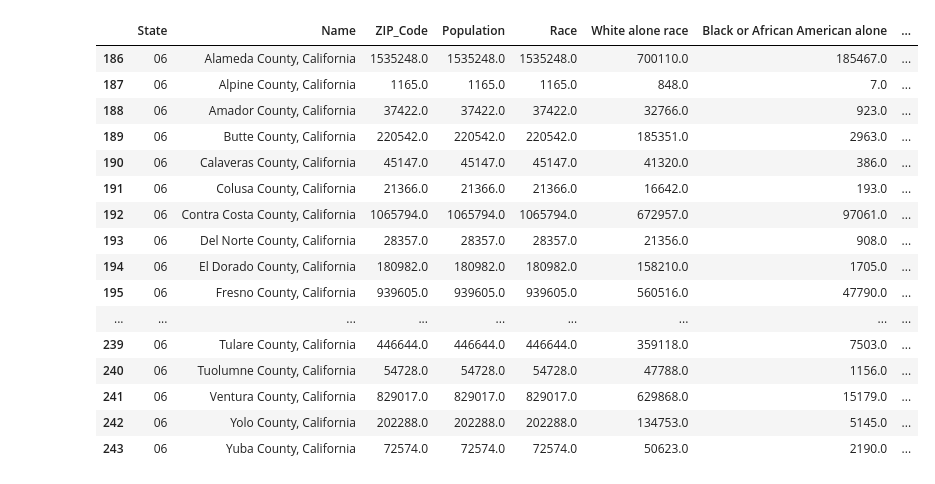
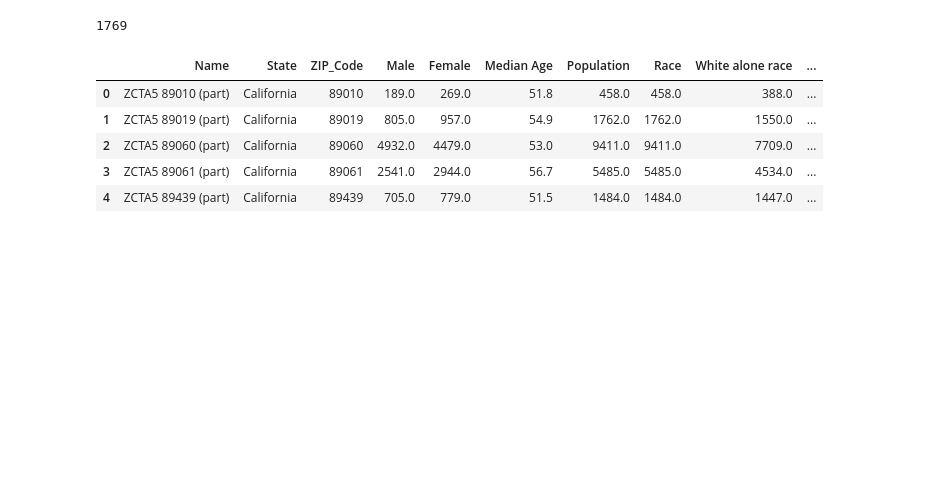
Before and after one commit to sheygarga/Project1Team6, a Jupyter notebook: Thomas_fire_sh_census.ipynb, the cells around one changed output. Drawn from its saved outputs; the diff is of its cells as text; code cells hidden in the pictures; blank space fills up the shorter version.

Commit message:
Thomas fire area census data

```diff
--- a/Thomas_fire_sh_census.ipynb
+++ b/Thomas_fire_sh_census.ipynb
@@ -29,0 +39,8 @@ api = tweepy.API(auth, parser=tweepy.parsers.JSONParser())
+# %%
+#zipcodes in California
+c2 = Census("d44db4874d058c161a39ede962f0da972e8fa00e", year=2010)
+Calif_zipc=pd.DataFrame(c2.sf1.state_zipcode(fields="NAME",state_fips='06',zcta='*'))
+Calif_zipc=Calif_zipc.rename(columns={"NAME":"Name","state":"State","zip code tabulation area":"ZIP_Code"})
+Calif_zipc["State"]="California"
+print(len(Calif_zipc))
+Calif_zipc.head()
@@ -30,66 +55,58 @@ api = tweepy.API(auth, parser=tweepy.parsers.JSONParser())
 # %%
-# Census API Key
-c = Census("85ac64b6b5a9c0901b00329d1ef41f0c53ccfc98", year=2013)
+# Census Search to retrieve data on all zip codes (2016 ACS5 Census)
+c = Census("d44db4874d058c161a39ede962f0da972e8fa00e", year=2016)
 
-# Run Census Search to retrieve data on all states
-# Note the addition of "B23025_005E" for unemployment count
-census_data = c.acs5.get(("NAME", "B01001_001E","B19013_001E","B02001_002E",
-                                      "B02001_003E",
-                                      "B02001_004E",
-                                      "B02001_005E",
-                                      "B02001_007E","B02001_001E", "B01003_001E", "B01002_001E",
-                          "B19301_001E",
-                          "B17001_002E",
-                          "B23025_005E"), {'for':  'county:*'})
+
+
+census_data = c.acs5.get(("NAME","B01003_001E","B01002_001E","B19301_001E","B17001_002E",
+                          "B23025_005E","B25034_001E","B25035_001E","B25077_001E","B02001_001E",
+                          "B02001_002E","B02001_003E","B02001_004E","B02001_005E", "B02001_007E",
+                          "B01001_002E","B01001_026E","B19013_001E"),
+                         {'for':'zip code tabulation area:*'}
+                        )
+
 
 # Convert to DataFrame
 census_pd = pd.DataFrame(census_data)
 
-# Column Reordering
-census_pd = census_pd.rename(columns={"B01003_001E": "Population",
+# Column Renaming and Reordering
+census_pd = census_pd.rename(columns={"zip code tabulation area":"ZIP_Code",
+                                      "B01003_001E": "Population",
                                       "B02001_001E": "Race",
                                       "B02001_002E": "White alone race",
                                       "B02001_003E": "Black or African American alone",
                                       "B02001_004E": "American Indian and Alaska Native alone",
                                       "B02001_005E": "Asian alone",
                                       "B02001_007E": "Some other race alone",
                                       "B01002_001E": "Median Age",
                                       "B19013_001E": "Household Income",
                                       "B19301_001E": "Per Capita Income",
                                       "B17001_002E": "Poverty Count",
                                       "B23025_005E": "Unemployment Count",
-                                      "NAME": "Name",
-                                      "B01001_001E":"ZIP_Code",
-                                      "state": "State",
-                                      "county": "county"})
+                                      "B01001_002E": "Male",
+                                      "B01001_026E":"Female",
+                                      "B25034_001E":"Total housing units",
+                                      "B25035_001E":"Median year structure built",
+                                      "B25077_001E": "Median Value ($) for Housing Units"
+                                      })
+
 
 # Add in Poverty Rate (Poverty Count / Population)
 census_pd["Poverty Rate"] = 100 * census_pd["Poverty Count"].astype(int) / census_pd["Population"].astype(int)
 
 # Add in Employment Rate (Employment Count / Population)
 census_pd["Unemployment Rate"] = 100 * census_pd["Unemployment Count"].astype(int) / census_pd["Population"].astype(int)
 
+
 # Final DataFrame
-census_pd = census_pd[["State", "Name", "ZIP_Code","Population", "Race","White alone race","Black or African American alone", "American Indian and Alaska Native alone","Asian alone","Some other race alone","Median Age", "Household Income",
-                       "Per Capita Income", "Poverty Count", "Poverty Rate", "Unemployment Rate"]]
-# census_pd=census_pd[[census_pd['State']=='06']]
-census_pd=census_pd[census_pd['State']=='06']
-census_pd.head(67)
+census_pd=pd.merge(Calif_zipc,census_pd,how='left',on=["ZIP_Code"])
+print(len(census_pd))
+census_pd.head()
 # %% [output]
+1769
-|  | State | Name | ZIP_Code | Population | Race | White alone race | Black or African American alone | ... |
-| 186 | 06 | Alameda County, California | 1535248.0 | 1535248.0 | 1535248.0 | 700110.0 | 185467.0 | ... |
-| 187 | 06 | Alpine County, California | 1165.0 | 1165.0 | 1165.0 | 848.0 | 7.0 | ... |
-| 188 | 06 | Amador County, California | 37422.0 | 37422.0 | 37422.0 | 32766.0 | 923.0 | ... |
-| 189 | 06 | Butte County, California | 220542.0 | 220542.0 | 220542.0 | 185351.0 | 2963.0 | ... |
-| 190 | 06 | Calaveras County, California | 45147.0 | 45147.0 | 45147.0 | 41320.0 | 386.0 | ... |
-| 191 | 06 | Colusa County, California | 21366.0 | 21366.0 | 21366.0 | 16642.0 | 193.0 | ... |
-| 192 | 06 | Contra Costa County, California | 1065794.0 | 1065794.0 | 1065794.0 | 672957.0 | 97061.0 | ... |
-| 193 | 06 | Del Norte County, California | 28357.0 | 28357.0 | 28357.0 | 21356.0 | 908.0 | ... |
-| 194 | 06 | El Dorado County, California | 180982.0 | 180982.0 | 180982.0 | 158210.0 | 1705.0 | ... |
-| 195 | 06 | Fresno County, California | 939605.0 | 939605.0 | 939605.0 | 560516.0 | 47790.0 | ... |
-| ... | ... | ... | ... | ... | ... | ... | ... | ... |
-| 239 | 06 | Tulare County, California | 446644.0 | 446644.0 | 446644.0 | 359118.0 | 7503.0 | ... |
-| 240 | 06 | Tuolumne County, California | 54728.0 | 54728.0 | 54728.0 | 47788.0 | 1156.0 | ... |
-| 241 | 06 | Ventura County, California | 829017.0 | 829017.0 | 829017.0 | 629868.0 | 15179.0 | ... |
-| 242 | 06 | Yolo County, California | 202288.0 | 202288.0 | 202288.0 | 134753.0 | 5145.0 | ... |
-| 243 | 06 | Yuba County, California | 72574.0 | 72574.0 | 72574.0 | 50623.0 | 2190.0 | ... |
+|  | Name | State | ZIP_Code | Male | Female | Median Age | Population | Race | White alone race | ... |
+| 0 | ZCTA5 89010 (part) | California | 89010 | 189.0 | 269.0 | 51.8 | 458.0 | 458.0 | 388.0 | ... |
+| 1 | ZCTA5 89019 (part) | California | 89019 | 805.0 | 957.0 | 54.9 | 1762.0 | 1762.0 | 1550.0 | ... |
+| 2 | ZCTA5 89060 (part) | California | 89060 | 4932.0 | 4479.0 | 53.0 | 9411.0 | 9411.0 | 7709.0 | ... |
+| 3 | ZCTA5 89061 (part) | California | 89061 | 2541.0 | 2944.0 | 56.7 | 5485.0 | 5485.0 | 4534.0 | ... |
+| 4 | ZCTA5 89439 (part) | California | 89439 | 705.0 | 779.0 | 51.5 | 1484.0 | 1484.0 | 1447.0 | ... |
```
Also changed, not shown: parts of 20 cells of this notebook, 1 other file.
